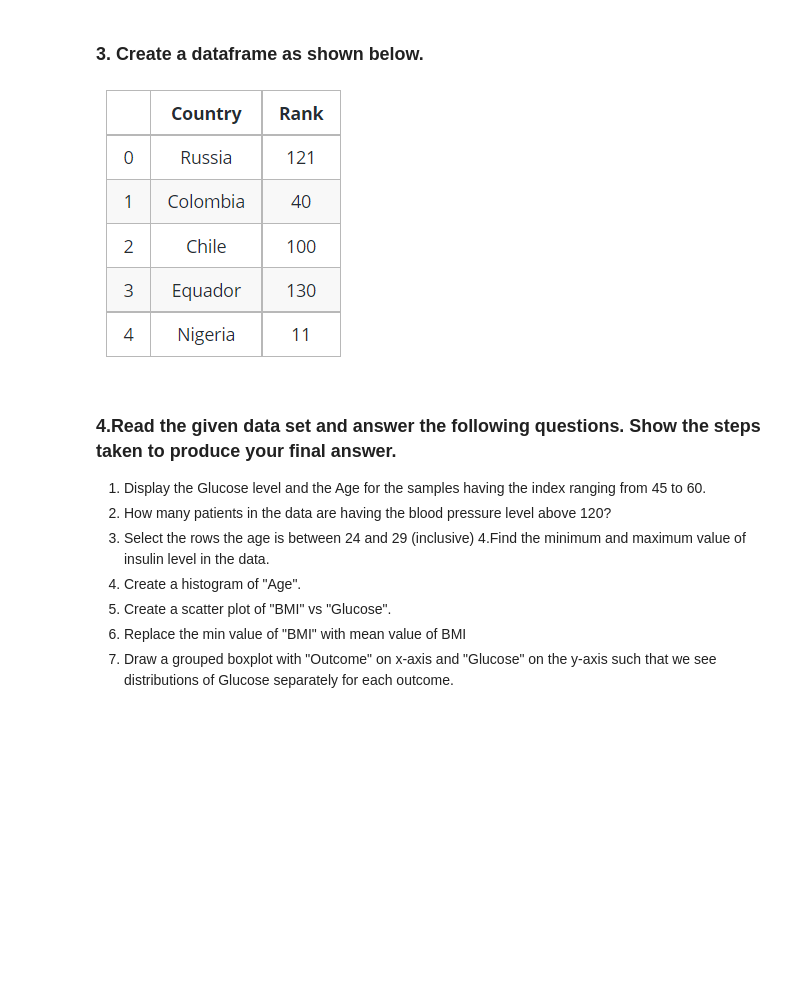
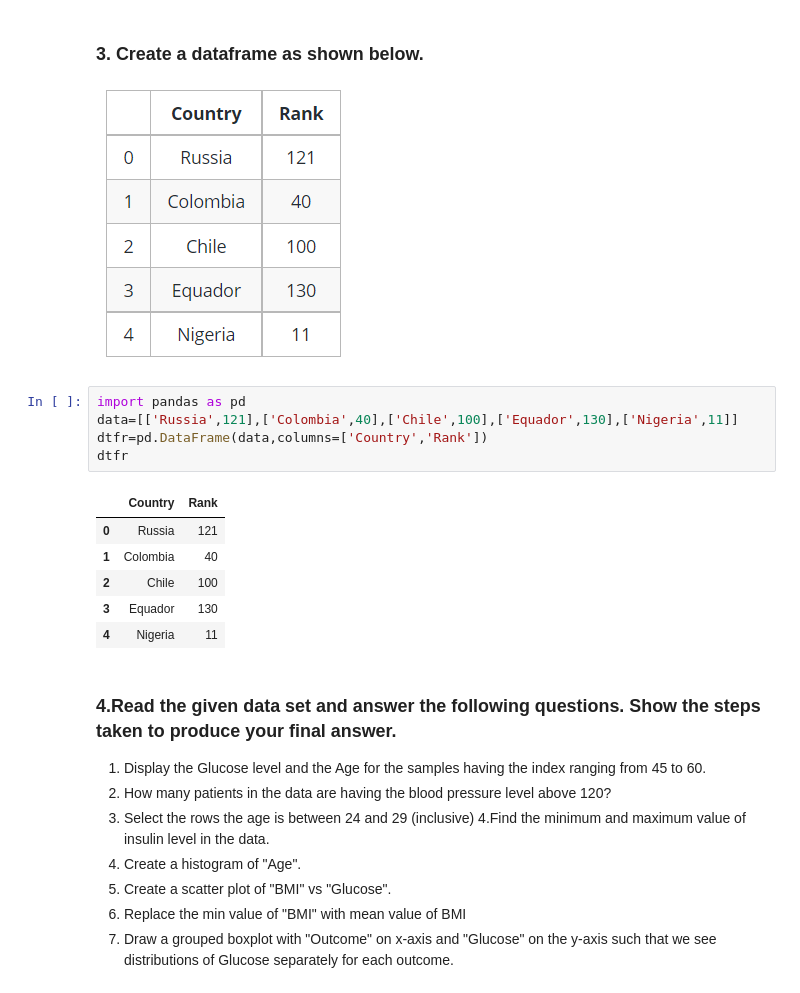
Before and after one commit to Aarti9130/DSA2021, a Jupyter notebook: G2_W3_Activity_v2.ipynb, the cells around one changed output. Saved outputs shown, nothing was run; the diff lists cells and outputs as text; blank space fills up the shorter version.

```diff
--- a/G2_W3_Activity_v2.ipynb
+++ b/G2_W3_Activity_v2.ipynb
@@ -32,6 +32,18 @@ print(new_arr)
 # %% [markdown]
 ### 3. Create a dataframe as shown below.
 ![image.png](embedded-picture-1)
+# %%
+import pandas as pd
+data=[['Russia',121],['Colombia',40],['Chile',100],['Equador',130],['Nigeria',11]]
+dtfr=pd.DataFrame(data,columns=['Country','Rank'])
+dtfr
+# %% [output]
+|  | Country | Rank |
+| 0 | Russia | 121 |
+| 1 | Colombia | 40 |
+| 2 | Chile | 100 |
+| 3 | Equador | 130 |
+| 4 | Nigeria | 11 |
 # %% [markdown]
 ### 4.Read the given data set and answer the following questions. Show the steps taken to produce your final answer.
 
```
